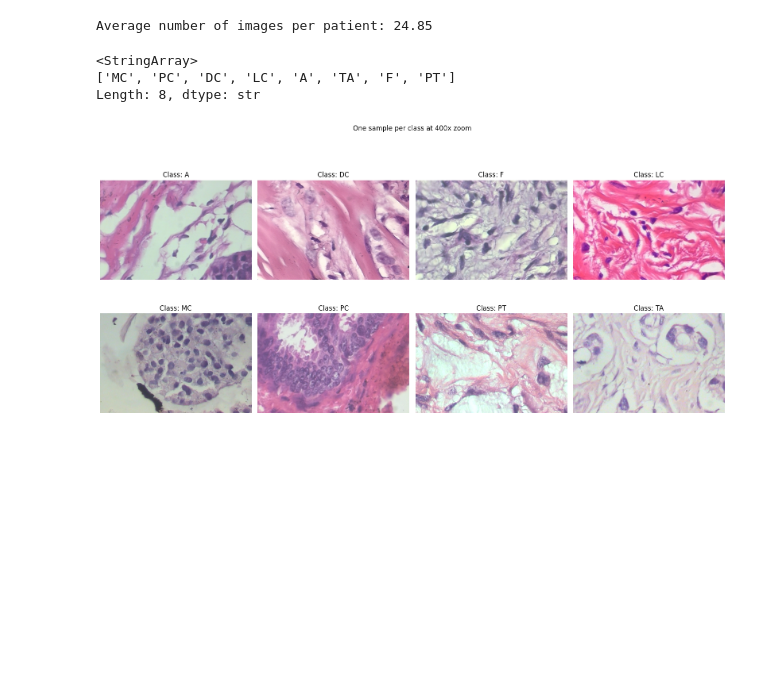
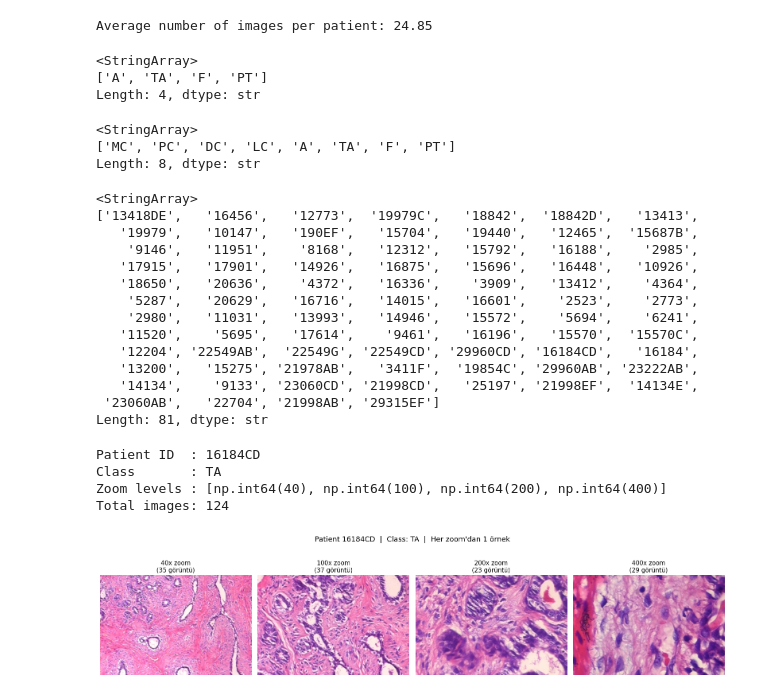
Before and after one commit to sarpustacom/BreastCancerV1, a Jupyter notebook: notebook_analysis.ipynb, the cells around one changed output. Cells and saved outputs as stored; diff of their text form; code cells hidden in the pictures; blank space fills up the shorter version.

```diff
--- a/notebook_analysis.ipynb
+++ b/notebook_analysis.ipynb
@@ -107,6 +107,13 @@ avg_images_per_patient = concat_df_200.groupby("patient_id").size().mean()
 print(f"Average number of images per patient: {avg_images_per_patient:.2f}")
 # %% [output]
 Average number of images per patient: 24.85
+# %%
+concat_df_200[concat_df_200["is_malign"] == 1]["class"].unique() # number of patients with malignant samples
+concat_df_200[concat_df_200["is_malign"] == 0]["class"].unique() # number of patients with benign samples
+# %% [output]
+<StringArray>
+['A', 'TA', 'F', 'PT']
+Length: 4, dtype: str
 # %%
 def show_class_samples_by_zoom(dataframe, selected_zoom, n_cols=4, random_sample=False):
     zoom_df = dataframe[dataframe["zoom"] == selected_zoom].copy()
@@ -153,3 +160,20 @@ df["class"].unique()
 <StringArray>
 ['MC', 'PC', 'DC', 'LC', 'A', 'TA', 'F', 'PT']
 Length: 8, dtype: str
+# %%
+df["patient_id"].unique()
+# %% [output]
+<StringArray>
+['13418DE',   '16456',   '12773',  '19979C',   '18842',  '18842D',   '13413',
+   '19979',   '10147',   '190EF',   '15704',   '19440',   '12465',  '15687B',
+    '9146',   '11951',    '8168',   '12312',   '15792',   '16188',    '2985',
+   '17915',   '17901',   '14926',   '16875',   '15696',   '16448',   '10926',
+   '18650',   '20636',    '4372',   '16336',    '3909',   '13412',    '4364',
+    '5287',   '20629',   '16716',   '14015',   '16601',    '2523',    '2773',
+    '2980',   '11031',   '13993',   '14946',   '15572',    '5694',    '6241',
+   '11520',    '5695',   '17614',    '9461',   '16196',   '15570',  '15570C',
+   '12204', '22549AB',  '22549G', '22549CD', '29960CD', '16184CD',   '16184',
+   '13200',   '15275', '21978AB',   '3411F',  '19854C', '29960AB', '23222AB',
+   '14134',    '9133', '23060CD', '21998CD',   '25197', '21998EF',  '14134E',
+ '23060AB',   '22704', '21998AB', '29315EF']
+Length: 81, dtype: str
@@ -156,4 +281,8 @@ Length: 8, dtype: str
 # %%
-show_class_samples_by_zoom(df, 400, n_cols=4, random_sample=True)
+show_class_samples_by_patient(df)
 # %% [output]
+Patient ID  : 16184CD
+Class       : TA
+Zoom levels : [np.int64(40), np.int64(100), np.int64(200), np.int64(400)]
+Total images: 124
-[figure, old version]
+[figure, new version]
```
Also changed, not shown: parts of 3 cells of this notebook, 2 other files.
